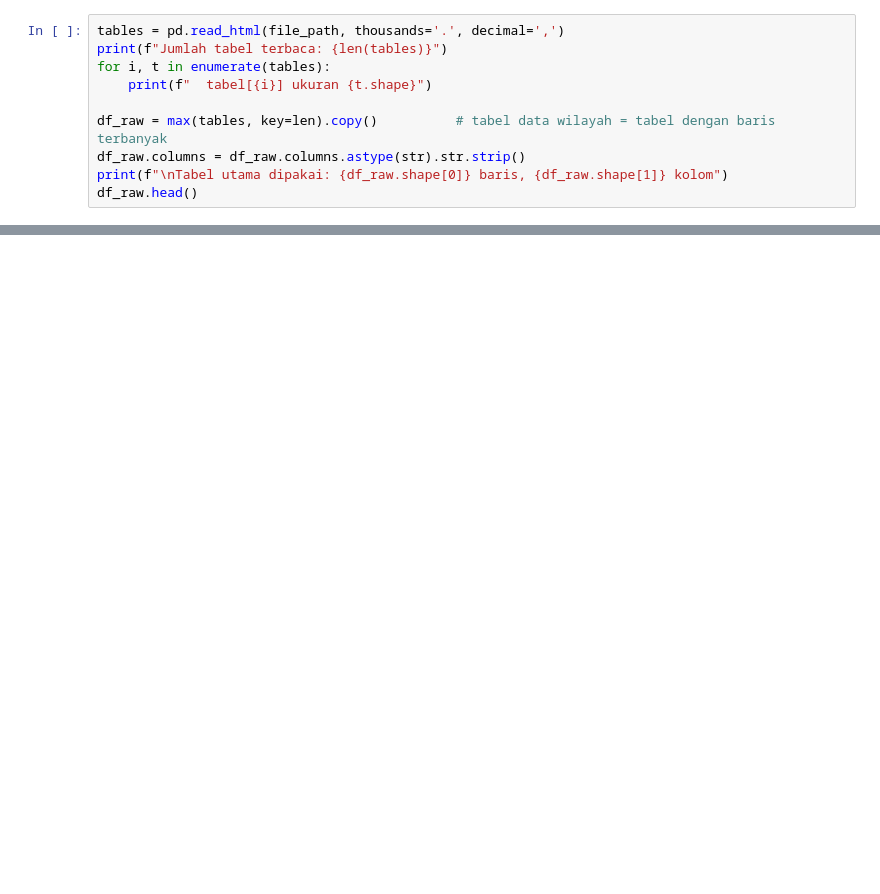
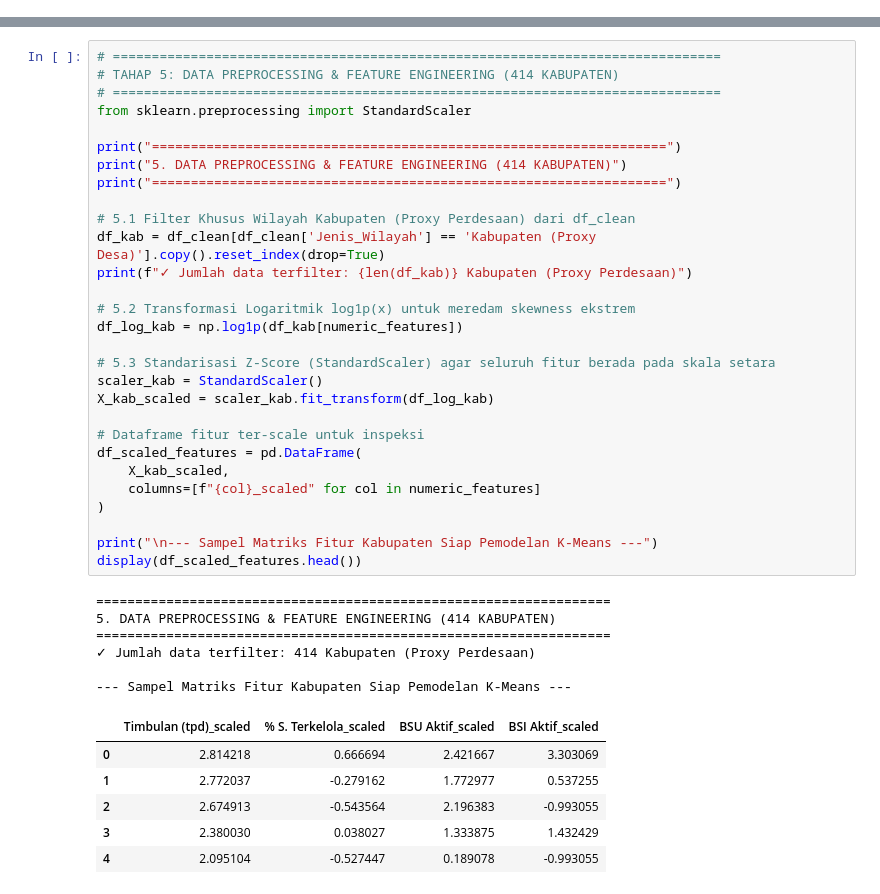
Before and after one commit to Hasanrbn/clustering-pengelolaan-sampah-sipsn, a Jupyter notebook: analisis_sampah.ipynb, the cells around one changed output, grey strips where cells are left out. Saved outputs shown, nothing was run; the diff lists cells and outputs as text; blank space fills up the shorter version.

```diff
--- a/analisis_sampah.ipynb
+++ b/analisis_sampah.ipynb
@@ -195,10 +0,0 @@ File `.xls` dari SIPSN sebenarnya **dokumen HTML** (bukan Excel biner), sehingga
-# %%
-tables = pd.read_html(file_path, thousands='.', decimal=',')
-print(f"Jumlah tabel terbaca: {len(tables)}")
-for i, t in enumerate(tables):
-    print(f"  tabel[{i}] ukuran {t.shape}")
-
-df_raw = max(tables, key=len).copy()          # tabel data wilayah = tabel dengan baris terbanyak
-df_raw.columns = df_raw.columns.astype(str).str.strip()
-print(f"\nTabel utama dipakai: {df_raw.shape[0]} baris, {df_raw.shape[1]} kolom")
-df_raw.head()
@@ -1314,0 +316,42 @@ Semua grafik & tabel tersimpan di: c:\ds\clustering-pengelolaan-sampah-sipsn-not
+# %%
+# ==============================================================================
+# TAHAP 5: DATA PREPROCESSING & FEATURE ENGINEERING (414 KABUPATEN)
+# ==============================================================================
+from sklearn.preprocessing import StandardScaler
+
+print("==================================================================")
+print("5. DATA PREPROCESSING & FEATURE ENGINEERING (414 KABUPATEN)")
+print("==================================================================")
+
+# 5.1 Filter Khusus Wilayah Kabupaten (Proxy Perdesaan) dari df_clean
+df_kab = df_clean[df_clean['Jenis_Wilayah'] == 'Kabupaten (Proxy Desa)'].copy().reset_index(drop=True)
+print(f"✓ Jumlah data terfilter: {len(df_kab)} Kabupaten (Proxy Perdesaan)")
+
+# 5.2 Transformasi Logaritmik log1p(x) untuk meredam skewness ekstrem
+df_log_kab = np.log1p(df_kab[numeric_features])
+
+# 5.3 Standarisasi Z-Score (StandardScaler) agar seluruh fitur berada pada skala setara
+scaler_kab = StandardScaler()
+X_kab_scaled = scaler_kab.fit_transform(df_log_kab)
+
+# Dataframe fitur ter-scale untuk inspeksi
+df_scaled_features = pd.DataFrame(
+    X_kab_scaled,
+    columns=[f"{col}_scaled" for col in numeric_features]
+)
+
+print("\n--- Sampel Matriks Fitur Kabupaten Siap Pemodelan K-Means ---")
+display(df_scaled_features.head())
+# %% [output]
+==================================================================
+5. DATA PREPROCESSING & FEATURE ENGINEERING (414 KABUPATEN)
+==================================================================
+✓ Jumlah data terfilter: 414 Kabupaten (Proxy Perdesaan)
+
+--- Sampel Matriks Fitur Kabupaten Siap Pemodelan K-Means ---
+|  | Timbulan (tpd)_scaled | % S. Terkelola_scaled | BSU Aktif_scaled | BSI Aktif_scaled |
+| 0 | 2.814218 | 0.666694 | 2.421667 | 3.303069 |
+| 1 | 2.772037 | -0.279162 | 1.772977 | 0.537255 |
+| 2 | 2.674913 | -0.543564 | 2.196383 | -0.993055 |
+| 3 | 2.380030 | 0.038027 | 1.333875 | 1.432429 |
+| 4 | 2.095104 | -0.527447 | 0.189078 | -0.993055 |
```
Also changed, not shown: parts of 71 cells of this notebook, 29 other files.
